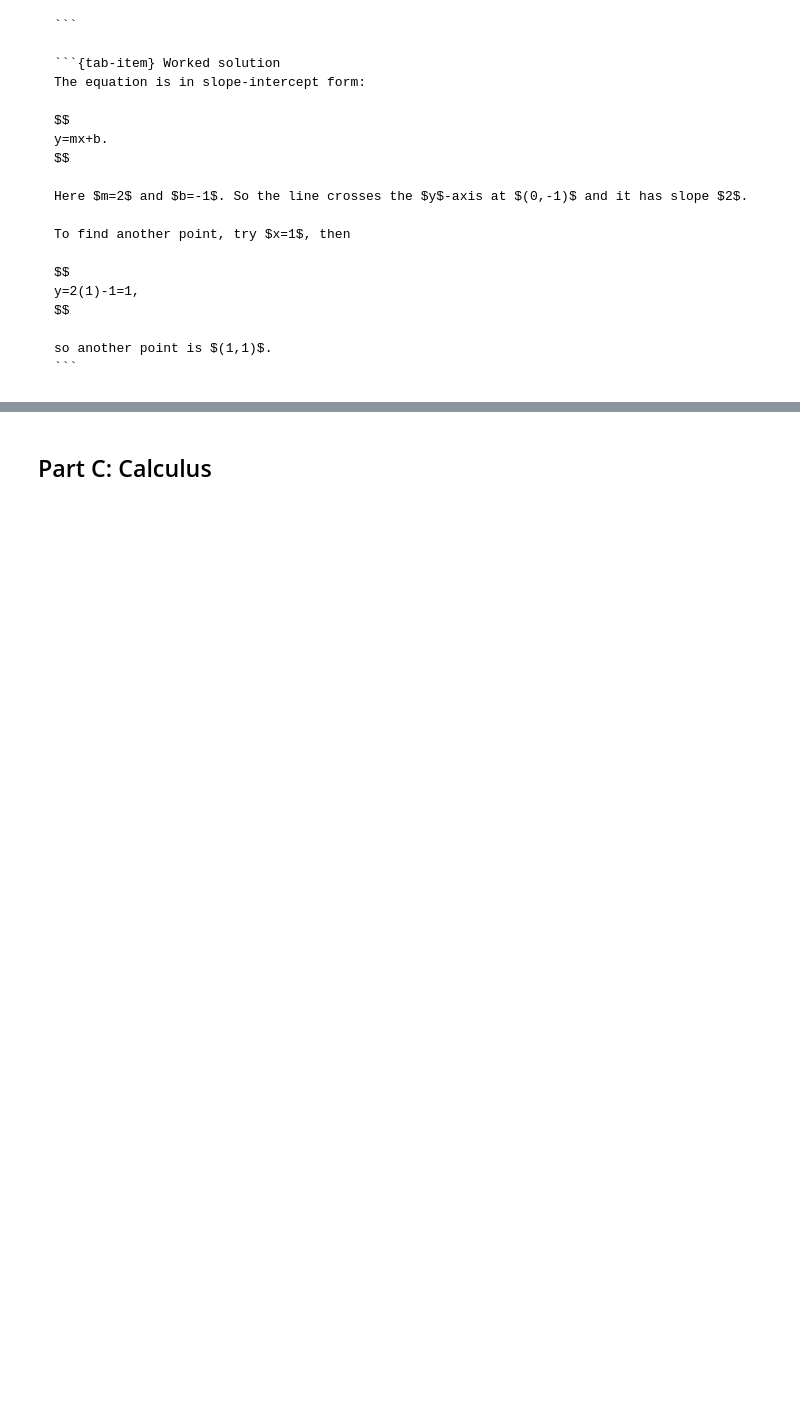
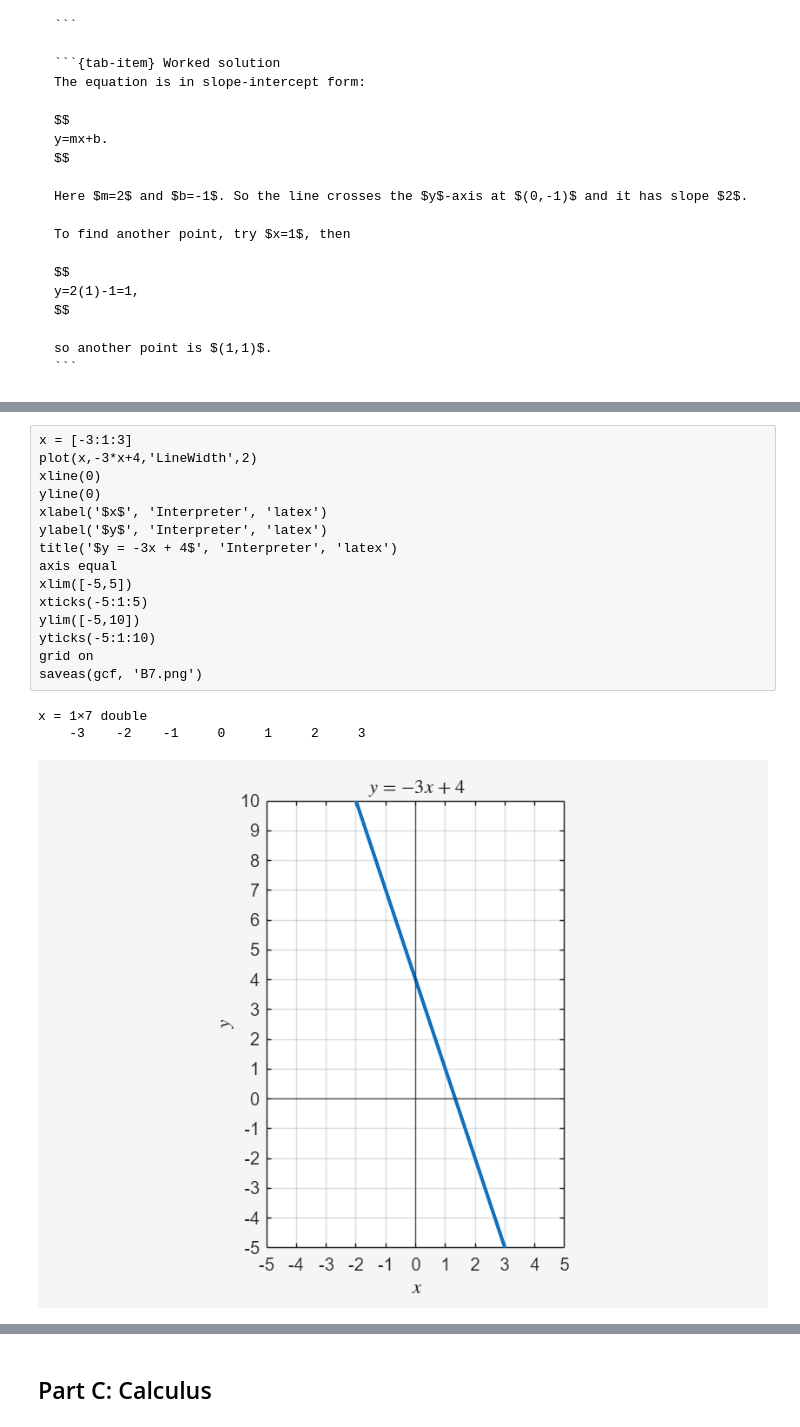
Before and after one commit to joelmiller/Laplace, a Jupyter notebook: docs/_sources/prereqs/SelfDiagnostic.ipynb, the cells around one changed output, grey strips where cells are left out. Cells and saved outputs as stored; diff of their text form; blank space fills up the shorter version.

```diff
--- a/docs/_sources/prereqs/SelfDiagnostic.ipynb
+++ b/docs/_sources/prereqs/SelfDiagnostic.ipynb
@@ -1143,3 +1150,22 @@ Thus the line passes through $(0,4)$. Since the slope is $-3$, increasing $x$ by
+# %%
+x = [-3:1:3]
+plot(x,-3*x+4,'LineWidth',2)
+xline(0)
+yline(0)
+xlabel('$x$', 'Interpreter', 'latex')
+ylabel('$y$', 'Interpreter', 'latex')
+title('$y = -3x + 4$', 'Interpreter', 'latex')
+axis equal
+xlim([-5,5])
+xticks(-5:1:5)
+ylim([-5,10])
+yticks(-5:1:10)
+grid on
+saveas(gcf, 'B7.png')
+# %% [output]
+x = 1×7 double
+    -3    -2    -1     0     1     2     3
+[figure, added]
 # %% [markdown]
 ### B.8
 
```
Also changed, not shown: parts of 36 cells of this notebook, 22 other files.
